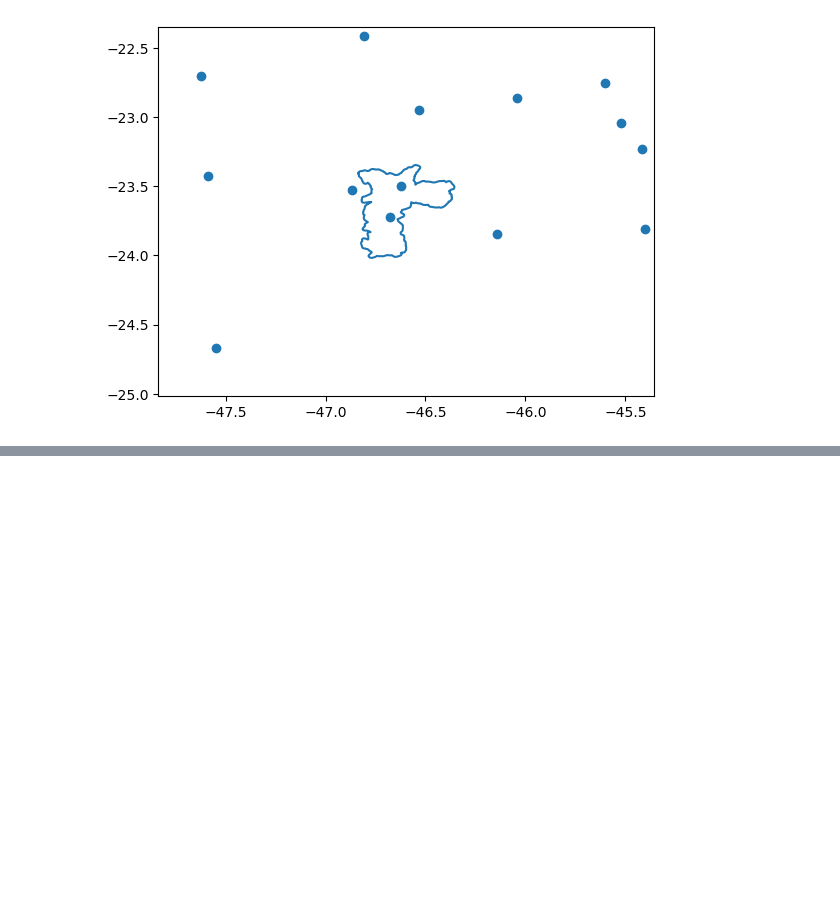
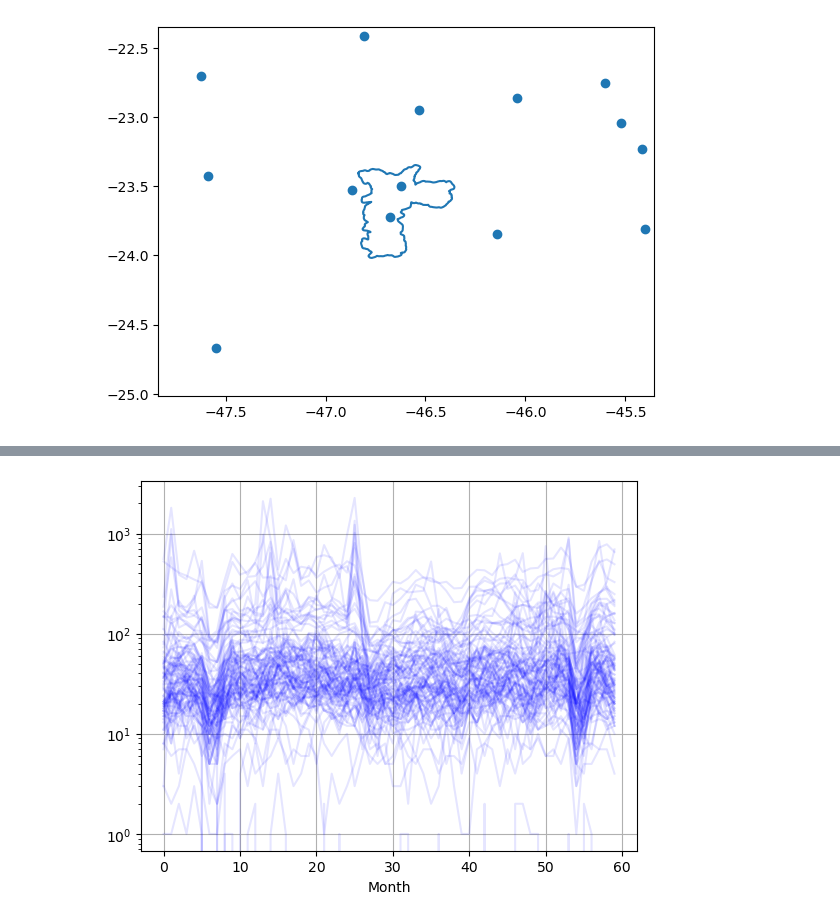
Before and after one commit to visual-ds/AutoSatViewer, a Jupyter notebook: wavelet_code/preprocess_time_series.ipynb, the cells around one changed output, grey strips where cells are left out. Cells and saved outputs as stored; diff of their text form; code cells hidden in the pictures; blank space fills up the shorter version.

```diff
--- a/wavelet_code/preprocess_time_series.ipynb
+++ b/wavelet_code/preprocess_time_series.ipynb
@@ -26,0 +68,10 @@ plt.show()
+# %%
+df = df.dropna()
+# %%
+df["month_year"] = df.date.apply(lambda x : f"{x.year}/{x.month}")
+# %%
+grouped_alerts = df.groupby(["month_year", "district"]).size()
+grouped_alerts = grouped_alerts.reset_index()
+grouped_alerts.district = grouped_alerts.district.astype(int)
+grouped_alerts = grouped_alerts.rename(columns = {0: "count"})
+grouped_alerts
@@ -26,0 +92,23 @@ plt.show()
+# %%
+ts = np.zeros((len(shapes), 60))
+k = 0
+for year in range(2018, 2023):
+    for month in range(1, 13):
+        filtered = grouped_alerts[grouped_alerts.month_year == f"{year}/{month}"]
+        if len(filtered) == ts.shape[0]:
+            ts[:, k] = filtered["count"]
+        else:
+            # fill missing values with 0
+            ts[:, k] = 0
+            ts[filtered.district, k] = filtered["count"]
+        k += 1
+# %%
+for i in range(ts.shape[0]):
+    plt.plot(ts[i, :], alpha = 0.1, c = "blue")
+
+plt.xlabel("Month")
+plt.grid()
+plt.yscale("log")
+plt.show()
+# %% [output]
+[figure, added]
```
Also changed, not shown: parts of 19 cells of this notebook.
